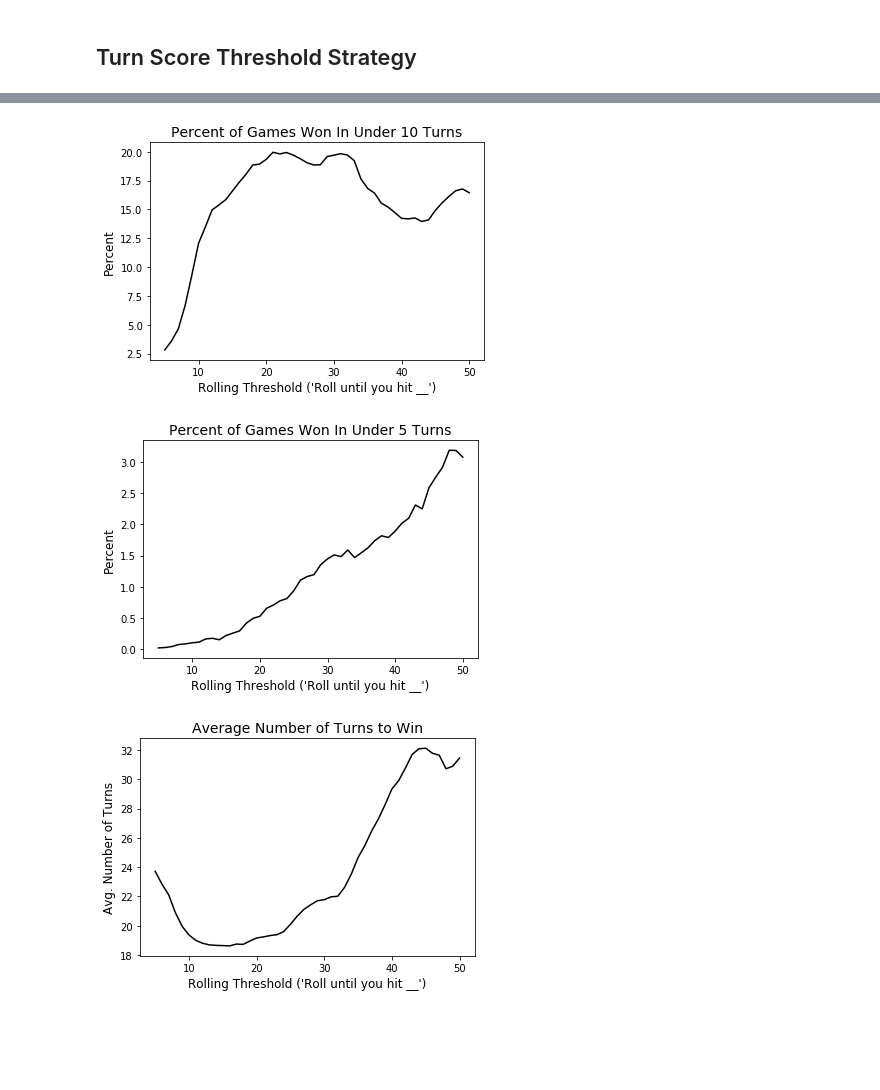
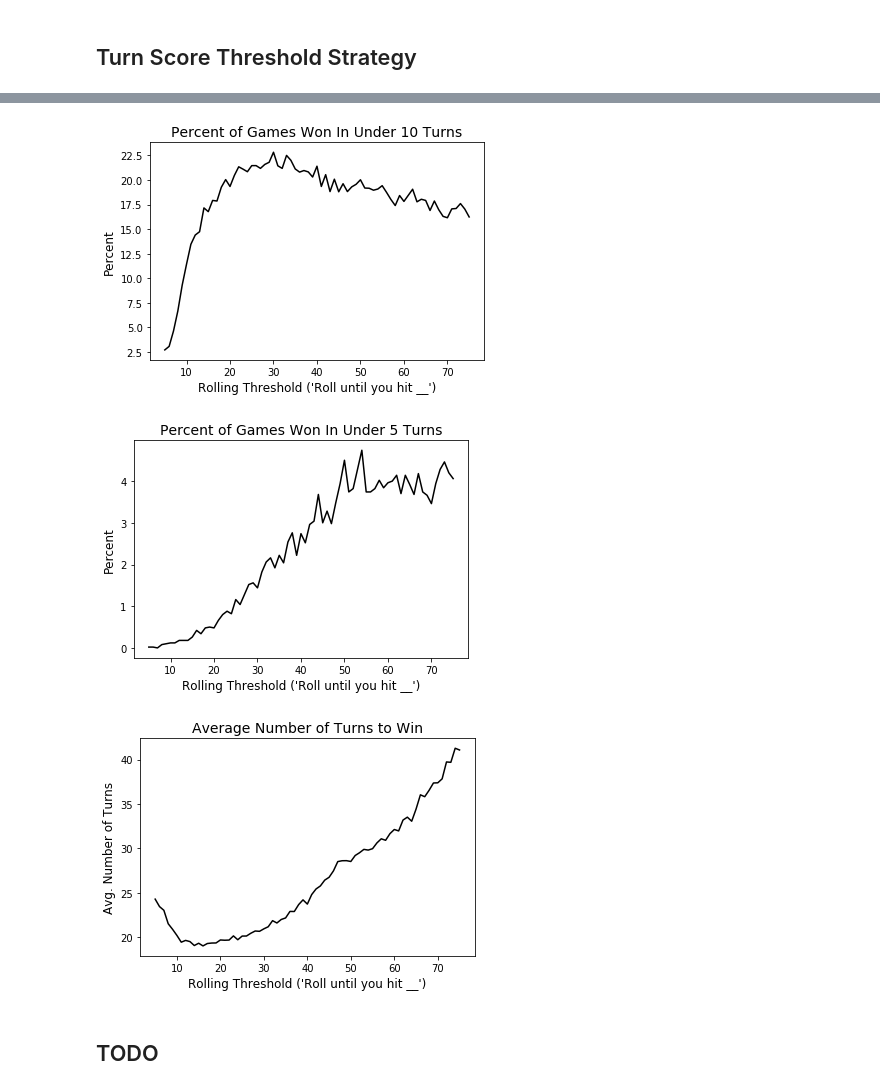
Before and after one commit to eonofrey/dice_game, a Jupyter notebook: Dice Game.ipynb, the cells around one changed output, grey strips where cells are left out. Saved outputs shown, nothing was run; the diff lists cells and outputs as text; code cells hidden in the pictures; blank space fills up the shorter version.

```diff
--- a/Dice Game.ipynb
+++ b/Dice Game.ipynb
@@ -313,6 +313,7 @@ def multi_roll_turn(n):
     dice_two = 0
     roll_counter = 0
     turn_counter = 1
+    dub_flag = False
 
     while total_score < 100:
 
@@ -323,7 +324,10 @@ def multi_roll_turn(n):
         roll_score = 0
         roll_counter = 0
 
-        while roll_counter < n:
+        while roll_counter < n or dub_flag == True:
+
+            # Reset dub_flag
+            dub_flag= False
 
             # Roll dice
             dice_one = roll_dice()
@@ -545,6 +630,13 @@ def score_threshold(threshold):
         roll_counter = 0
 
         while roll_score < threshold or dub_flag == True:
+
+            # Checks for roll_score + total score
+            if roll_score + total_score == 100:
+                break
+
+            if (roll_score + total_score > 100) and (dub_flag == False):
+                break
 
             # Reset Dub Flag
             dub_flag = False
@@ -582,6 +674,8 @@ def score_threshold(threshold):
                 roll_score = roll_score + (dice_one + dice_two)
                 dub_flag = False
 
+
+
         turn_counter += 1
         total_score += roll_score
 
@@ -601,10 +695,10 @@ game_container = []
 
 base_time = datetime.datetime.now()
 
-for i in range(5, 51):
+for i in range(5, 76):
     game_container = []
 
-    for k in range(50000):
+    for k in range(5000):
         game_container.append(score_threshold(i))
 
     print(str(i) + " took this long: " + str(datetime.datetime.now() - base_time))
@@ -662,36 +756,38 @@ below_10_rolls = []
 for data in meta_container:
     below_10_rolls.append(prob_below(data, 10))
 
-plt.plot(range(5,51), below_10_rolls, color = 'black')
+plt.plot(range(5,76), below_10_rolls, color = 'black')
 plt.title("Percent of Games Won In Under 10 Turns", fontsize = 14)
 plt.xlabel("Rolling Threshold ('Roll until you hit __')", fontsize=12)
 plt.ylabel("Percent", fontsize=12)
 plt.show()
 # %% [output]
-[figure, old version]
+[figure, new version]
 # %%
 below_5_rolls = []
 
 for data in meta_container:
     below_5_rolls.append(prob_below(data, 5))
 
-plt.plot(range(5,51), below_5_rolls, color = 'black')
+plt.plot(range(5,76), below_5_rolls, color = 'black')
 plt.title("Percent of Games Won In Under 5 Turns", fontsize = 14)
 plt.xlabel("Rolling Threshold ('Roll until you hit __')", fontsize=12)
 plt.ylabel("Percent", fontsize=12)
 plt.show()
 # %% [output]
-[figure, old version]
+[figure, new version]
 # %%
 mean_container = []
 
 for data in meta_container:
     mean_container.append(statistics.mean(data))
 
-plt.plot(range(5, 51), mean_container, color = 'black')
+plt.plot(range(5, 76), mean_container, color = 'black')
 plt.title("Average Number of Turns to Win", fontsize = 14)
 plt.xlabel("Rolling Threshold ('Roll until you hit __')", fontsize=12)
-plt.ylabel("Avg. Number of Turns", fontsize=12)
+plt.ylabel("Avg. Number of Turns", fontsize = 12)
 plt.show()
 # %% [output]
-[figure, old version]
+[figure, new version]
+# %% [markdown]
+## TODO
```
Also changed, not shown: parts of 11 cells of this notebook.
